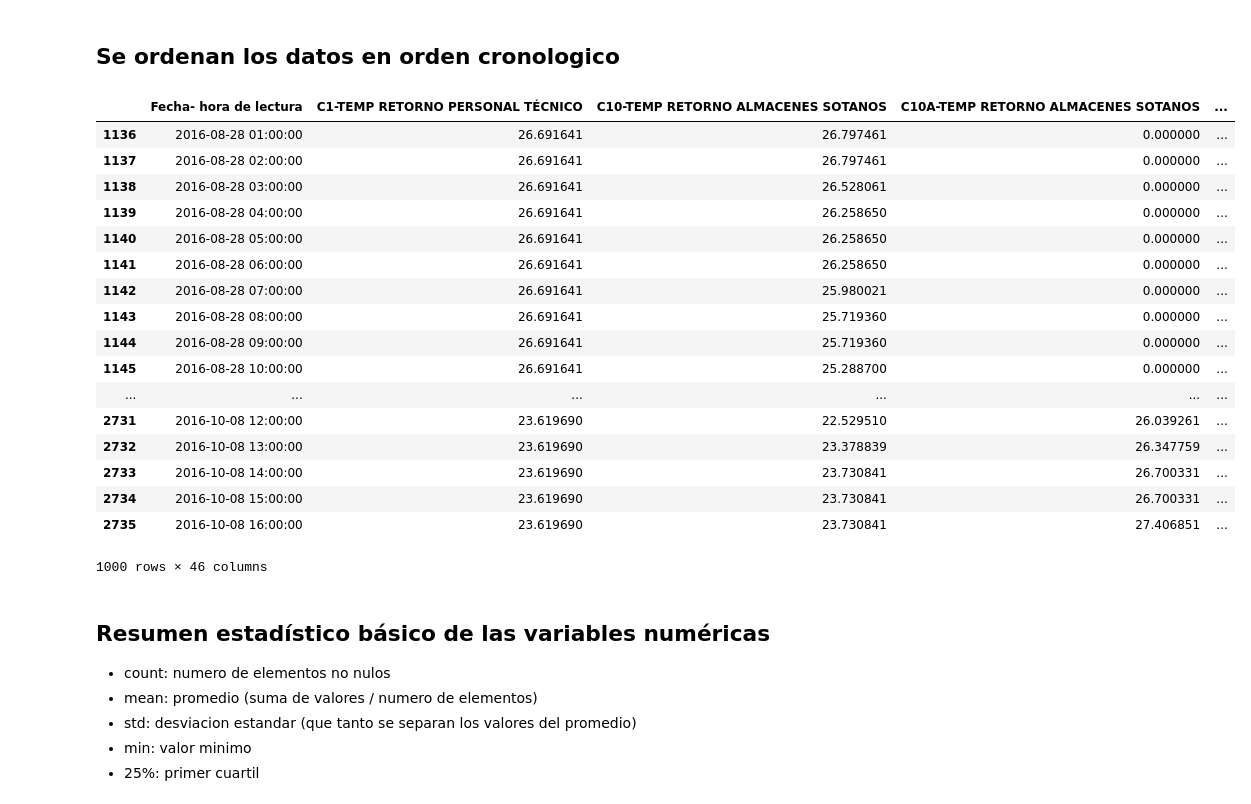
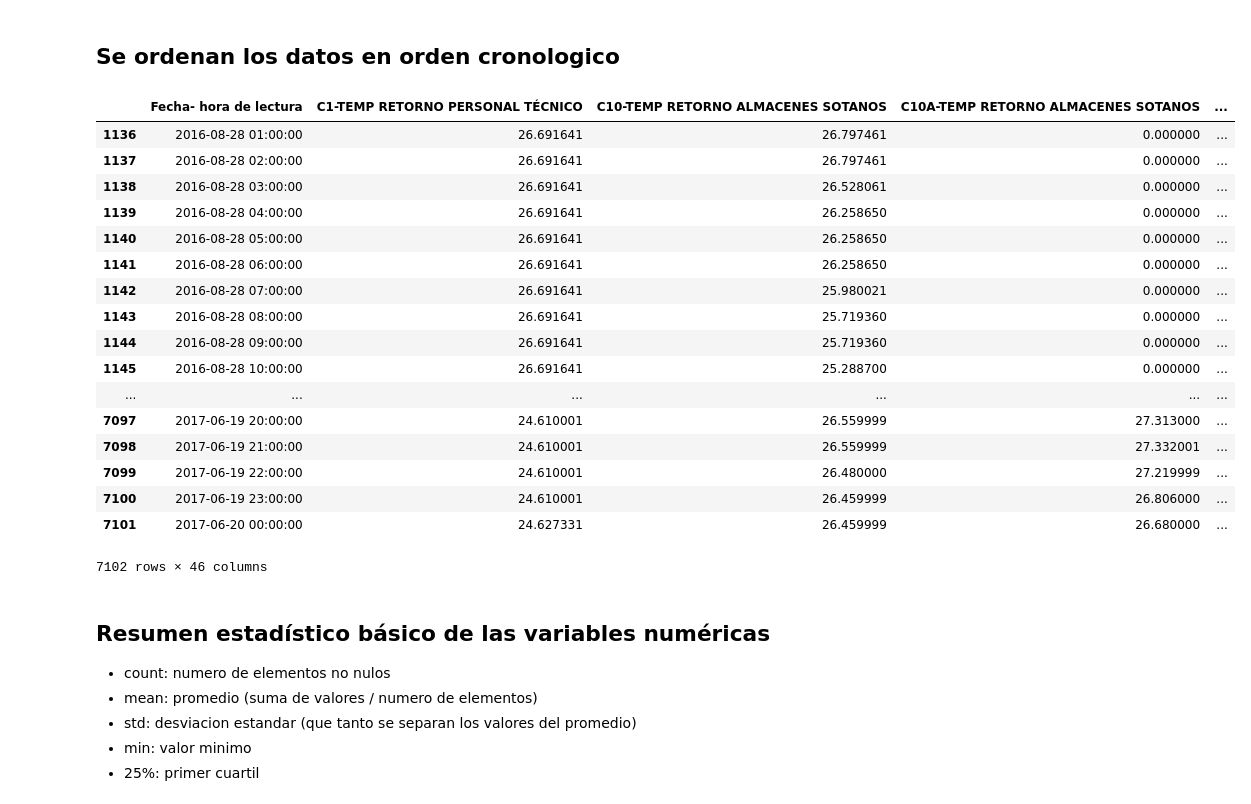
Before and after one commit to douglasag17/ML-SmartBuildings, a Jupyter notebook: PreparacionDeLosDatos/tem.ipynb, the cells around one changed output. Saved outputs shown, nothing was run; the diff lists cells and outputs as text; code cells hidden in the pictures.

```diff
--- a/PreparacionDeLosDatos/tem.ipynb
+++ b/PreparacionDeLosDatos/tem.ipynb
@@ -38,26 +40,26 @@ data.shape
 ## Se ordenan los datos en orden cronologico
 # %%
 data = data.sort_values("Fecha- hora de lectura")
-data.head(1000)
+data
 # %% [output]
 |  | Fecha- hora de lectura | C1-TEMP RETORNO PERSONAL TÉCNICO | C10-TEMP RETORNO ALMACENES SOTANOS | C10A-TEMP RETORNO ALMACENES SOTANOS | ... |
 | 1136 | 2016-08-28 01:00:00 | 26.691641 | 26.797461 | 0.000000 | ... |
 | 1137 | 2016-08-28 02:00:00 | 26.691641 | 26.797461 | 0.000000 | ... |
 | 1138 | 2016-08-28 03:00:00 | 26.691641 | 26.528061 | 0.000000 | ... |
 | 1139 | 2016-08-28 04:00:00 | 26.691641 | 26.258650 | 0.000000 | ... |
 | 1140 | 2016-08-28 05:00:00 | 26.691641 | 26.258650 | 0.000000 | ... |
 | 1141 | 2016-08-28 06:00:00 | 26.691641 | 26.258650 | 0.000000 | ... |
 | 1142 | 2016-08-28 07:00:00 | 26.691641 | 25.980021 | 0.000000 | ... |
 | 1143 | 2016-08-28 08:00:00 | 26.691641 | 25.719360 | 0.000000 | ... |
 | 1144 | 2016-08-28 09:00:00 | 26.691641 | 25.719360 | 0.000000 | ... |
 | 1145 | 2016-08-28 10:00:00 | 26.691641 | 25.288700 | 0.000000 | ... |
 | ... | ... | ... | ... | ... | ... |
-| 2731 | 2016-10-08 12:00:00 | 23.619690 | 22.529510 | 26.039261 | ... |
-| 2732 | 2016-10-08 13:00:00 | 23.619690 | 23.378839 | 26.347759 | ... |
-| 2733 | 2016-10-08 14:00:00 | 23.619690 | 23.730841 | 26.700331 | ... |
-| 2734 | 2016-10-08 15:00:00 | 23.619690 | 23.730841 | 26.700331 | ... |
-| 2735 | 2016-10-08 16:00:00 | 23.619690 | 23.730841 | 27.406851 | ... |
+| 7097 | 2017-06-19 20:00:00 | 24.610001 | 26.559999 | 27.313000 | ... |
+| 7098 | 2017-06-19 21:00:00 | 24.610001 | 26.559999 | 27.332001 | ... |
+| 7099 | 2017-06-19 22:00:00 | 24.610001 | 26.480000 | 27.219999 | ... |
+| 7100 | 2017-06-19 23:00:00 | 24.610001 | 26.459999 | 26.806000 | ... |
+| 7101 | 2017-06-20 00:00:00 | 24.627331 | 26.459999 | 26.680000 | ... |
-1000 rows × 46 columns
+7102 rows × 46 columns
 # %% [markdown]
 ## Resumen estadístico básico de las variables numéricas
 - count: numero de elementos no nulos
```
Also changed, not shown: parts of 4 cells of this notebook, 2 other files.
